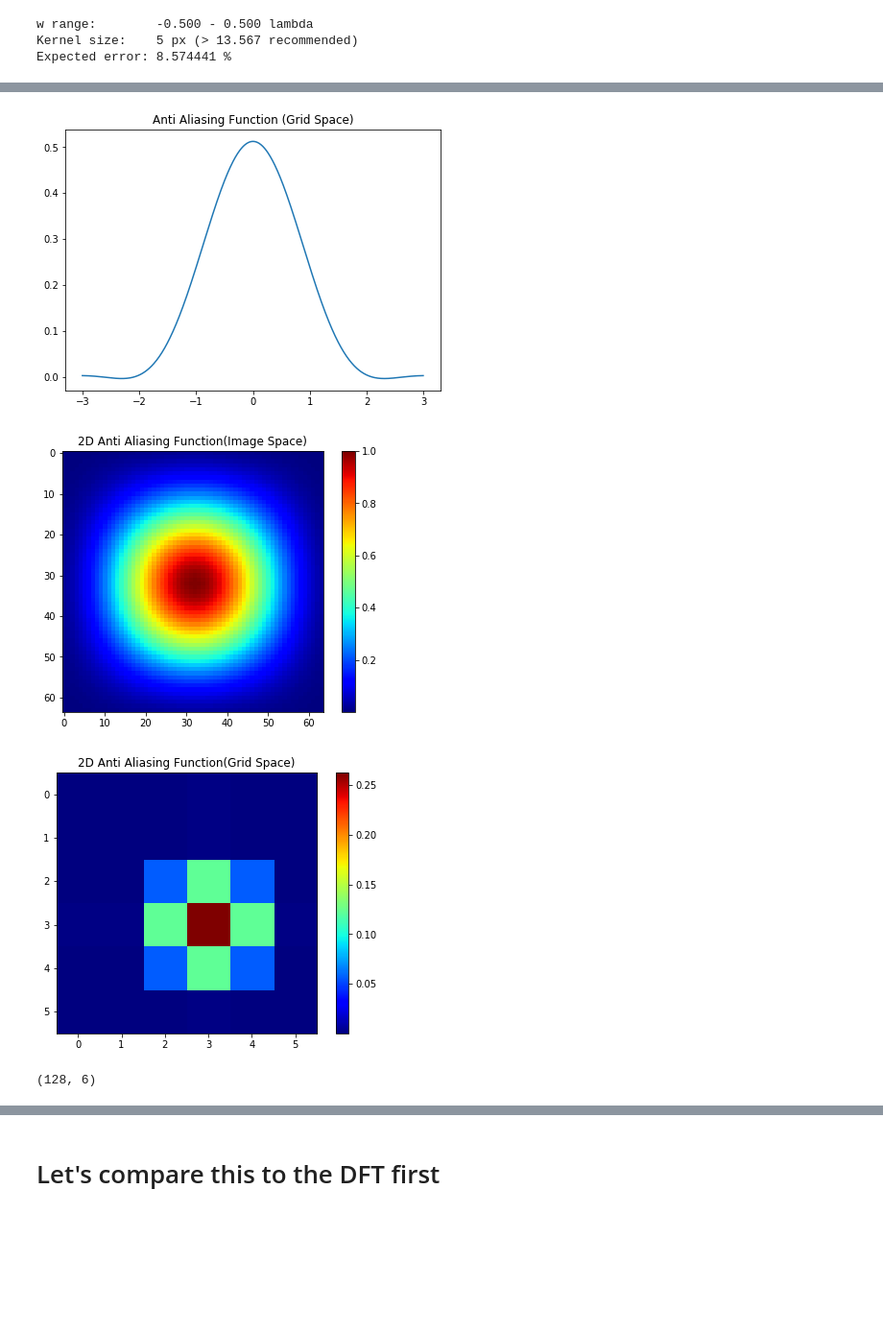
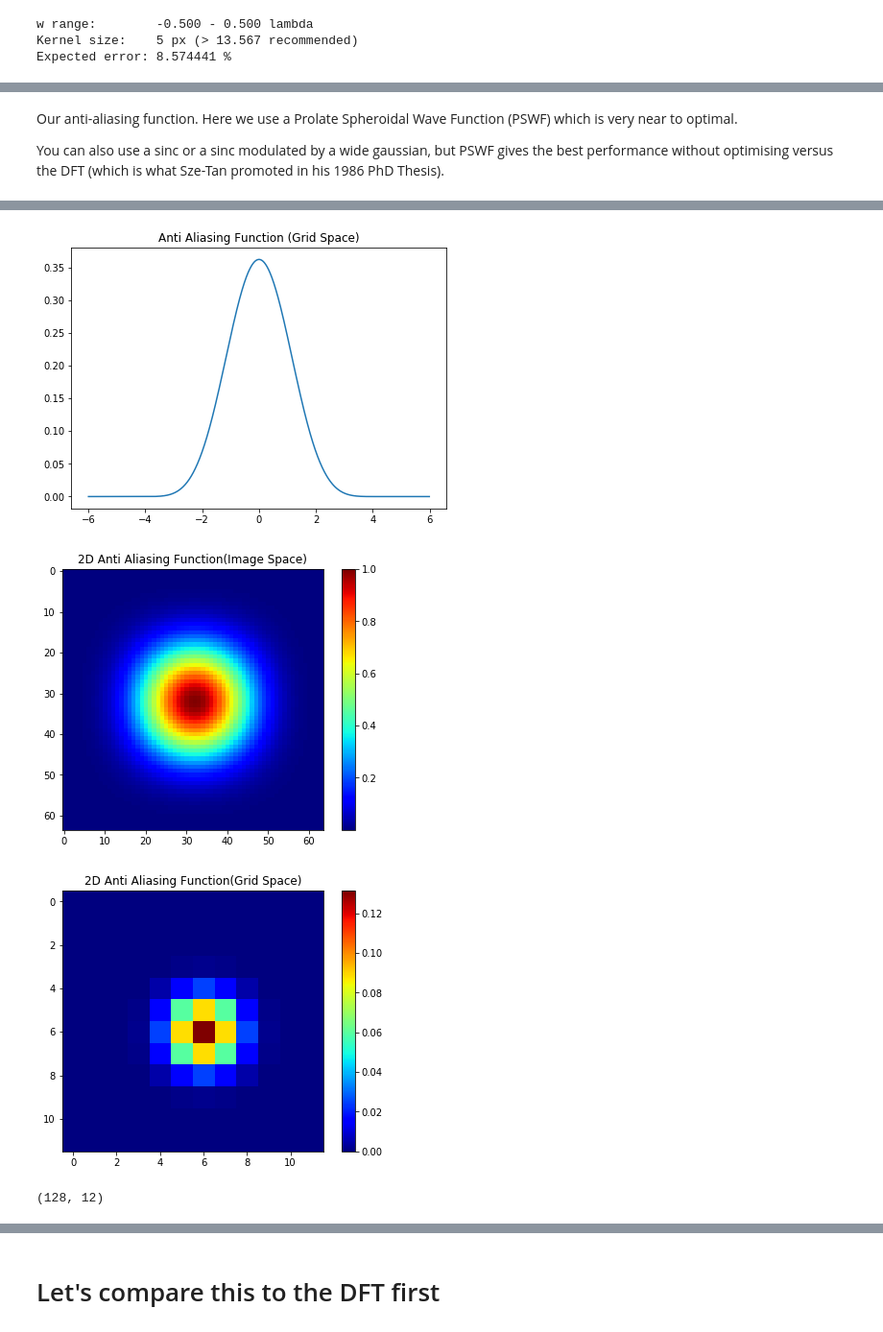
Before and after one commit to epic-astronomy/EPIC-Wide-Field, a Jupyter notebook: grid-EPIC-wstack.ipynb, the cells around one changed output, grey strips where cells are left out. Shown at 96% size. Cells and saved outputs as stored; diff of their text form; code cells hidden in the pictures; blank space fills up the shorter version.

```diff
--- a/grid-EPIC-wstack.ipynb
+++ b/grid-EPIC-wstack.ipynb
@@ -1523,7 +1527,11 @@ wide_field_wkernel(theta,lam,0.1)
+# %% [markdown]
+Our anti-aliasing function. Here we use a Prolate Spheroidal Wave Function (PSWF) which is very near to optimal.
+
+You can also use a sinc or a sinc modulated by a wide gaussian, but PSWF gives the best performance without optimising versus the DFT (which is what Sze-Tan promoted in his 1986 PhD Thesis).
 # %%
 # Generate a prolate spheroidal wave function anti-aliasing function.
 # For electric fields you need to apply it twice! (or square it and apply after multiplying image by its conjugate!)
-support = 6
+support = 12
 aa = anti_aliasing_function(int(theta*lam), 0, support)
 aa2 = numpy.outer(aa, aa)
 plt.rcParams['figure.figsize'] = 7, 5
@@ -1560,4 +1568,4 @@ print(kv.shape)
-[figure, old version]
+[figure, new version]
-[figure, old version]
+[figure, new version]
-[figure, old version]
+[figure, new version]
-(128, 6)
+(128, 12)
```
Also changed, not shown: parts of 59 cells of this notebook, 2 other files.
